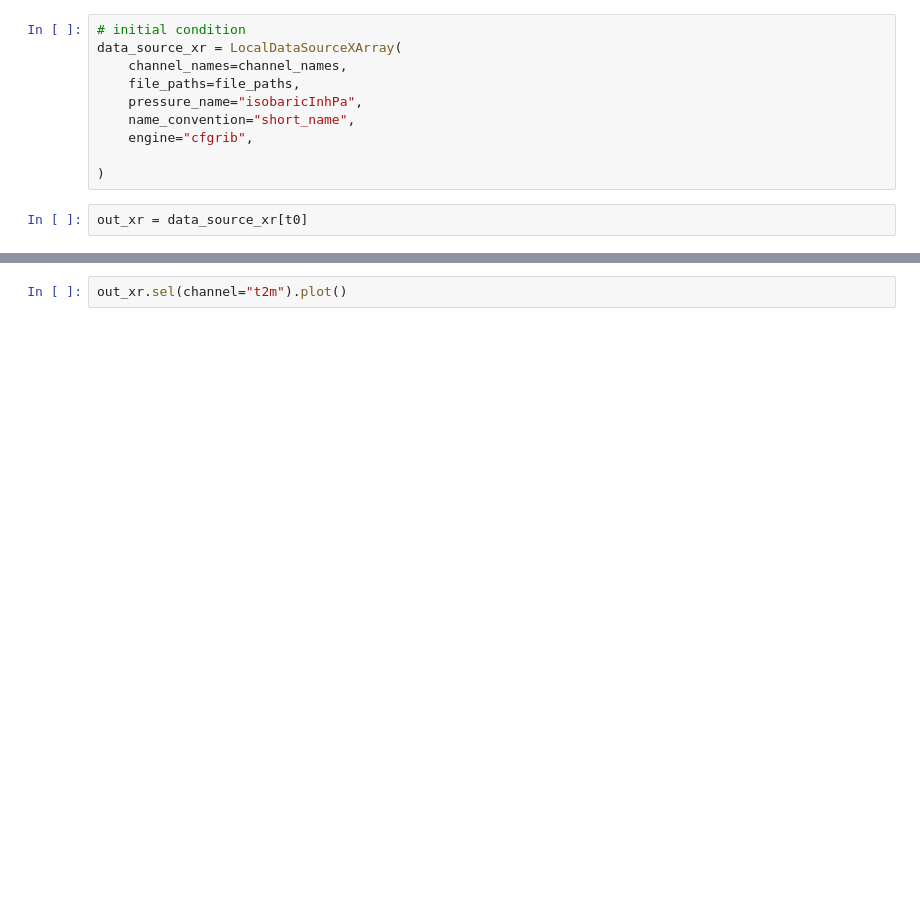
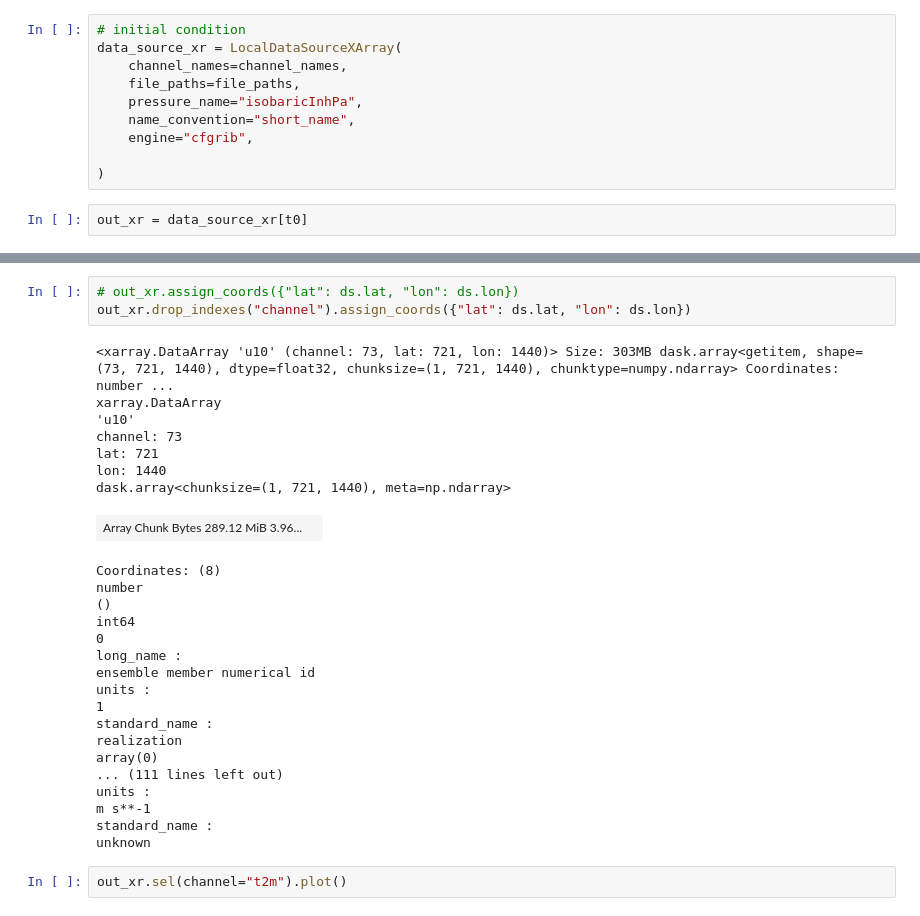
Before and after one commit to jejjohnson/jbayesevt, a Jupyter notebook: notebooks/ai_forecast/1.2-demo-earthmip-custom-xarray.ipynb, the cells around one changed output, grey strips where cells are left out. Drawn from its saved outputs; the diff is of its cells as text; blank space fills up the shorter version.

```diff
--- a/notebooks/ai_forecast/1.2-demo-earthmip-custom-xarray.ipynb
+++ b/notebooks/ai_forecast/1.2-demo-earthmip-custom-xarray.ipynb
@@ -209,3 +242,32 @@ out_xr = data_source_xr[t0]
+# %%
+# out_xr.assign_coords({"lat": ds.lat, "lon": ds.lon})
+out_xr.drop_indexes("channel").assign_coords({"lat": ds.lat, "lon": ds.lon})
+# %% [output]
+<xarray.DataArray 'u10' (channel: 73, lat: 721, lon: 1440)> Size: 303MB dask.array<getitem, shape=(73, 721, 1440), dtype=float32, chunksize=(1, 721, 1440), chunktype=numpy.ndarray> Coordinates: number ...
+xarray.DataArray
+'u10'
+channel: 73
+lat: 721
+lon: 1440
+dask.array<chunksize=(1, 721, 1440), meta=np.ndarray>
+| Array Chunk Bytes 289.12 MiB 3.96... |  |
+Coordinates: (8)
+number
+()
+int64
+0
+long_name :
+ensemble member numerical id
+units :
+1
+standard_name :
+realization
+array(0)
+... (111 lines left out)
+units :
+m s**-1
+standard_name :
+unknown
 # %%
 out_xr.sel(channel="t2m").plot()
 # %% [output]
```
Also changed, not shown: parts of 9 cells of this notebook, 6 other files.
